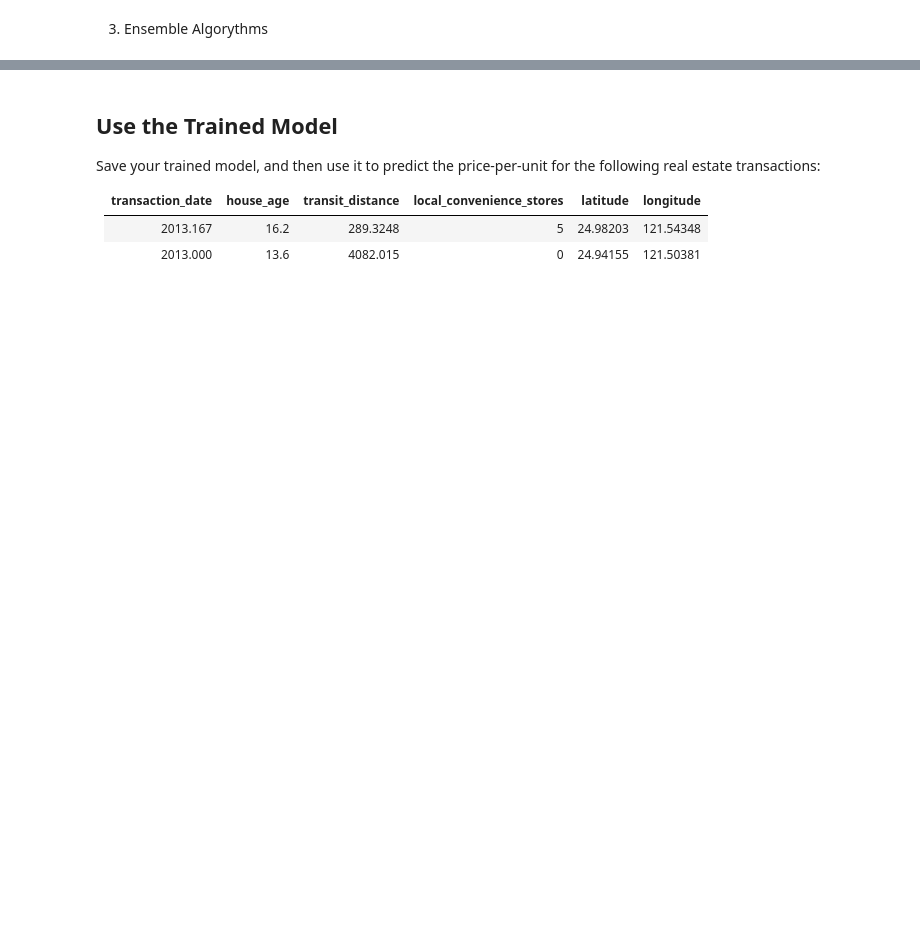
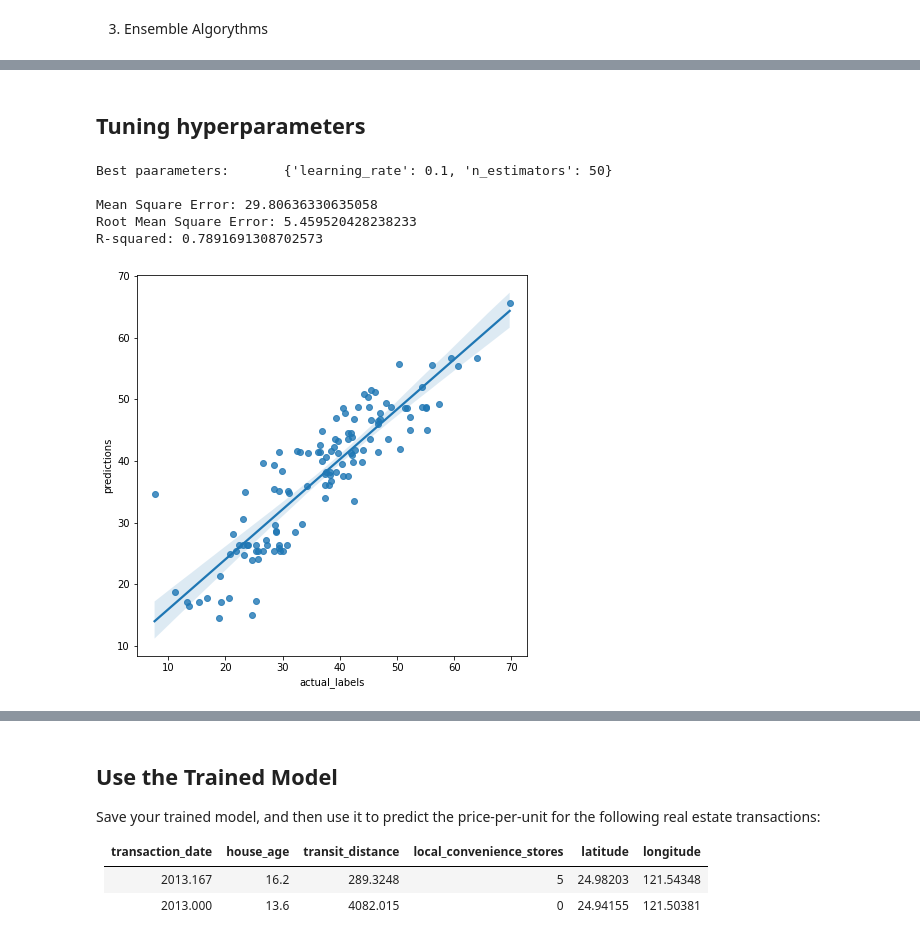
Before and after one commit to Berezovikov-A/ms_ml_challenges, a Jupyter notebook: 02 - Real Estate Regression Challenge.ipynb, the cells around one changed output, grey strips where cells are left out. Cells and saved outputs as stored; diff of their text form; code cells hidden in the pictures; blank space fills up the shorter version.

```diff
--- a/02 - Real Estate Regression Challenge.ipynb
+++ b/02 - Real Estate Regression Challenge.ipynb
@@ -258,0 +270,30 @@ R-squared: 0.7628458250195493
+# %% [markdown]
+## Tuning hyperparameters
+# %%
+from sklearn.model_selection import GridSearchCV
+from sklearn.metrics import make_scorer, r2_score
+
+alg = GradientBoostingRegressor()
+
+params = {
+    'learning_rate': [0.1, 0.5, 1.0],
+    'n_estimators': [50, 100, 150],
+}
+
+score = make_scorer(r2_score)
+gridsearch = GridSearchCV(alg, params, scoring=score, cv=3, return_train_score=True)
+gridsearch.fit(X_train, y_train)
+
+print(f"Best paarameters:\t{gridsearch.best_params_}\n")
+
+model = gridsearch.best_estimator_
+
+predictions = model.predict(X_test)
+evaluate_model(predictions, y_test)
+# %% [output]
+Best paarameters:       {'learning_rate': 0.1, 'n_estimators': 50}
+
+Mean Square Error: 29.80636330635058
+Root Mean Square Error: 5.459520428238233
+R-squared: 0.7891691308702573
+[figure, added]
```
Also changed, not shown: parts of 17 cells of this notebook.
